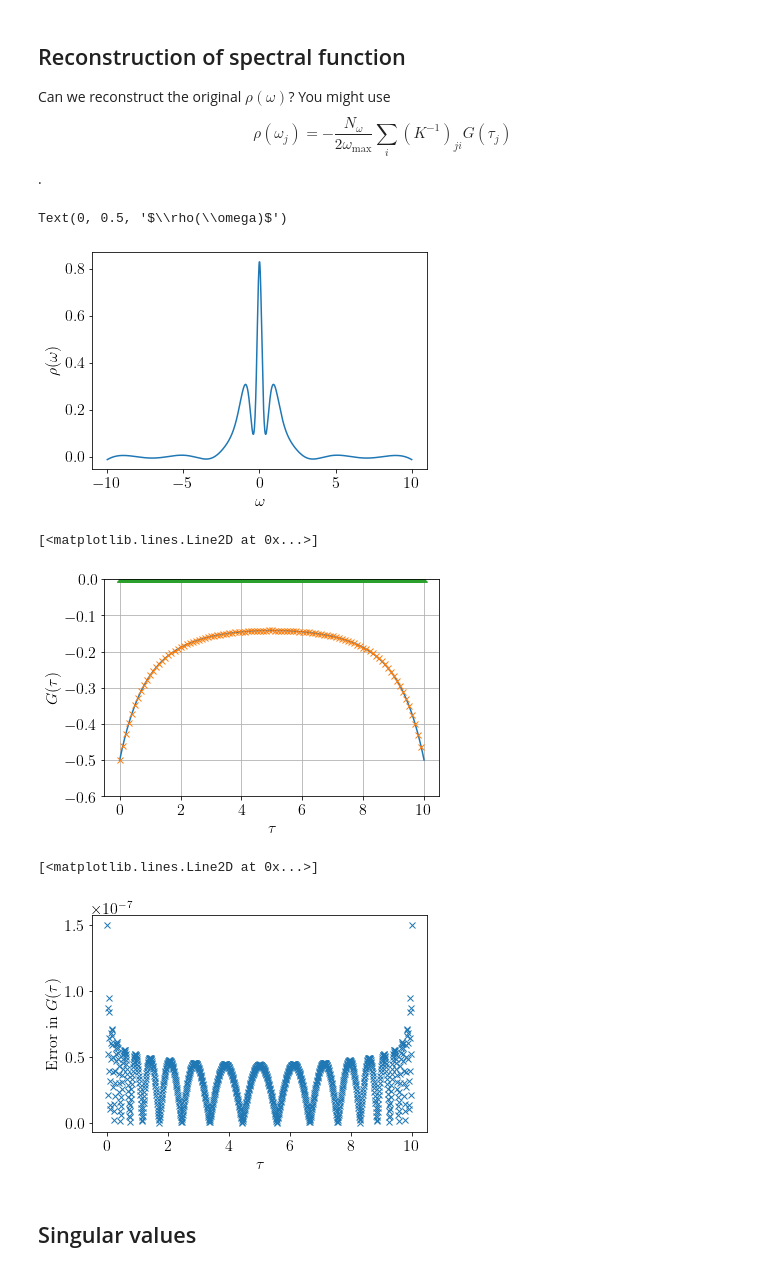
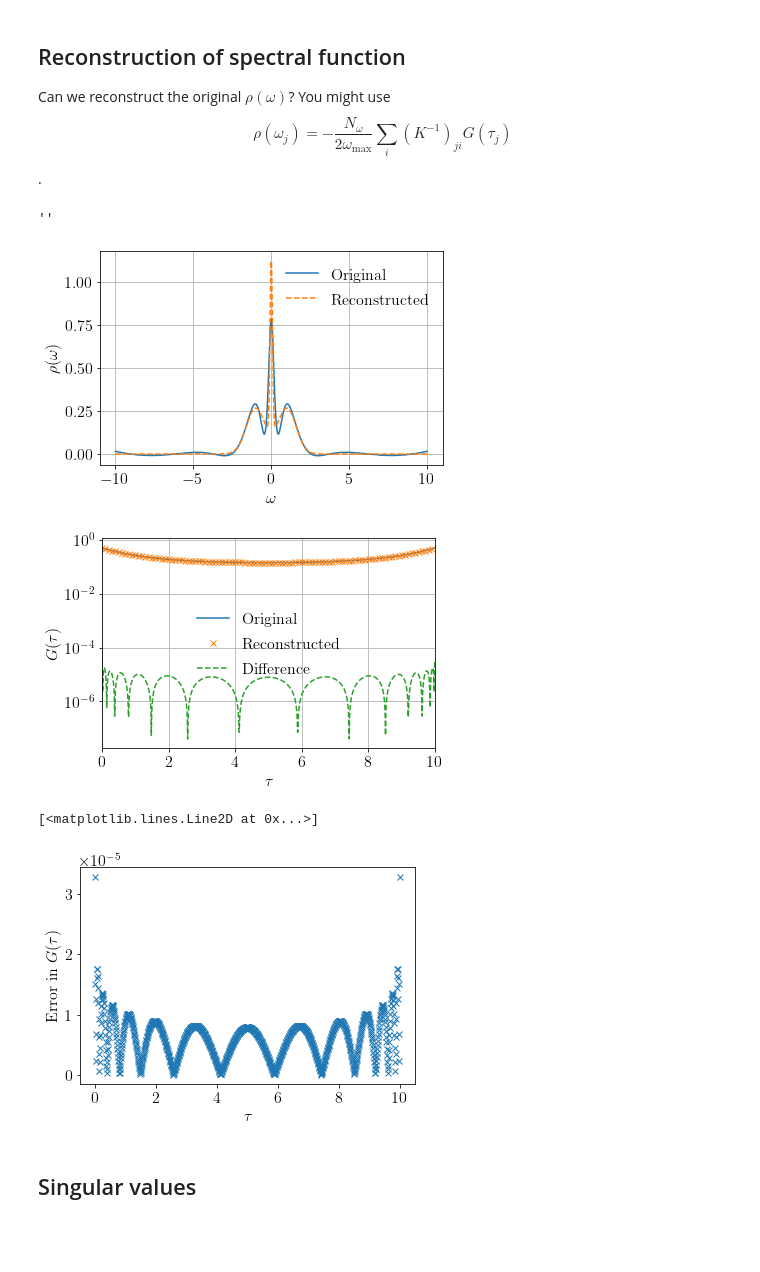
Before and after one commit to shinaoka/numerical_recipes_many_body_physics, a Jupyter notebook: section5.ipynb, the cells around one changed output. Cells and saved outputs as stored; diff of their text form; code cells hidden in the pictures; blank space fills up the shorter version.

```diff
--- a/section5.ipynb
+++ b/section5.ipynb
@@ -85,32 +85,43 @@ $$
 .
 # %%
 # OK, you get random data... (We actually used the pseudo inverse)
-rho_reconst = -  (nomega/(2*wmax)) * np.linalg.pinv(kernel_val, rcond=1e-5) @ gtau
-plt.plot(omegas_mesh, rho_reconst)
+rho_reconst = -  (nomega/(2*wmax)) * np.linalg.pinv(kernel_val, rcond=1e-3) @ gtau
+plt.plot(omegas_mesh, rho_reconst, label='Original')
+plt.plot(omegas_mesh, rho(omegas_mesh), ls='--', label='Reconstructed')
 plt.xlabel(r'$\omega$')
+plt.grid()
 plt.ylabel(r'$\rho(\omega)$')
+plt.tight_layout()
+plt.legend(loc='best', frameon=False)
+plt.savefig('three_gaussian.pdf', transparent=True)
+;
 # %% [output]
-Text(0, 0.5, '$\\rho(\\omega)$')
+''
-[figure, old version]
+[figure, new version]
 # %%
 gtau_reconst = - kernel_val @ rho_reconst * (2*wmax/nomega)
 
 plt.xlabel(r'$\tau$')
 plt.ylabel(r'$G(\tau)$')
-plt.ylim([-0.6,0])
+plt.xlim([0,beta])
+#plt.ylim([-0.6,0])
 plt.grid()
-plt.plot(taus_mesh, gtau)
-plt.plot(taus_mesh[::10], gtau_reconst[::10], ls='', marker='x')
+plt.plot(taus_mesh, -gtau, label='Original')
+plt.plot(taus_mesh[::10], -gtau_reconst[::10], label='Reconstructed', ls='', marker='x')
+plt.plot(taus_mesh, np.abs(gtau-gtau_reconst), ls='--', marker='', label='Difference')
+plt.legend(loc='best', frameon=False)
+plt.yscale("log")
+plt.tight_layout()
+plt.savefig('three_gaussian_gtau.pdf', transparent=True)
 # %% [output]
-[<matplotlib.lines.Line2D at 0x...>]
-[figure, old version]
+[figure, new version]
 # %%
 plt.xlabel(r'$\tau$')
 plt.ylabel(r'Error in $G(\tau)$')
 plt.plot(taus_mesh, np.abs(gtau-gtau_reconst), ls='', marker='x')
 # %% [output]
 [<matplotlib.lines.Line2D at 0x...>]
-[figure, old version]
+[figure, new version]
 # %% [markdown]
 ## Singular values
 # %%
```
Also changed, not shown: parts of 2 cells of this notebook, 2 other files.
